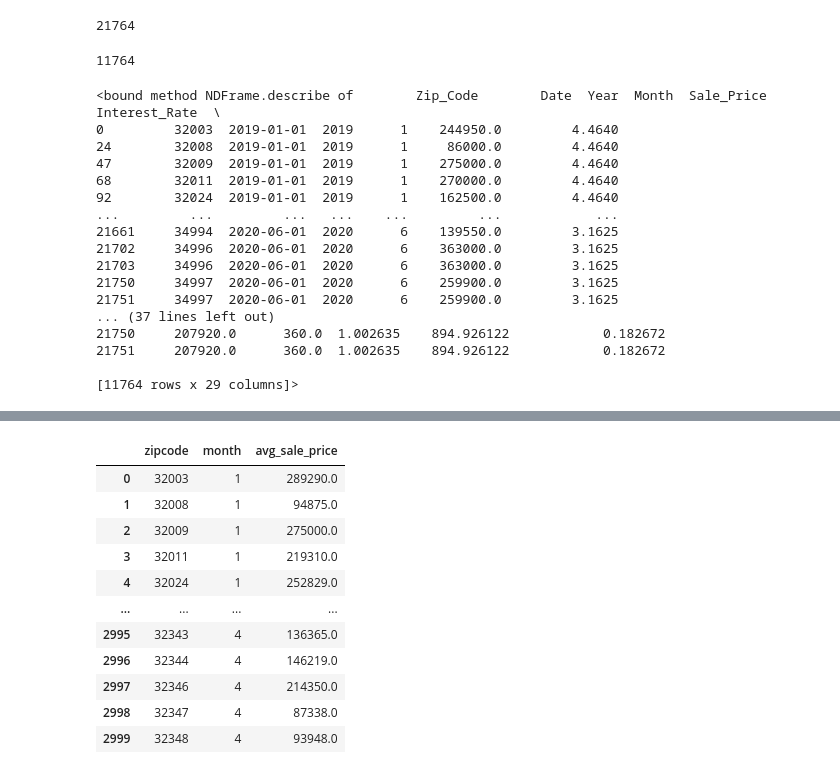
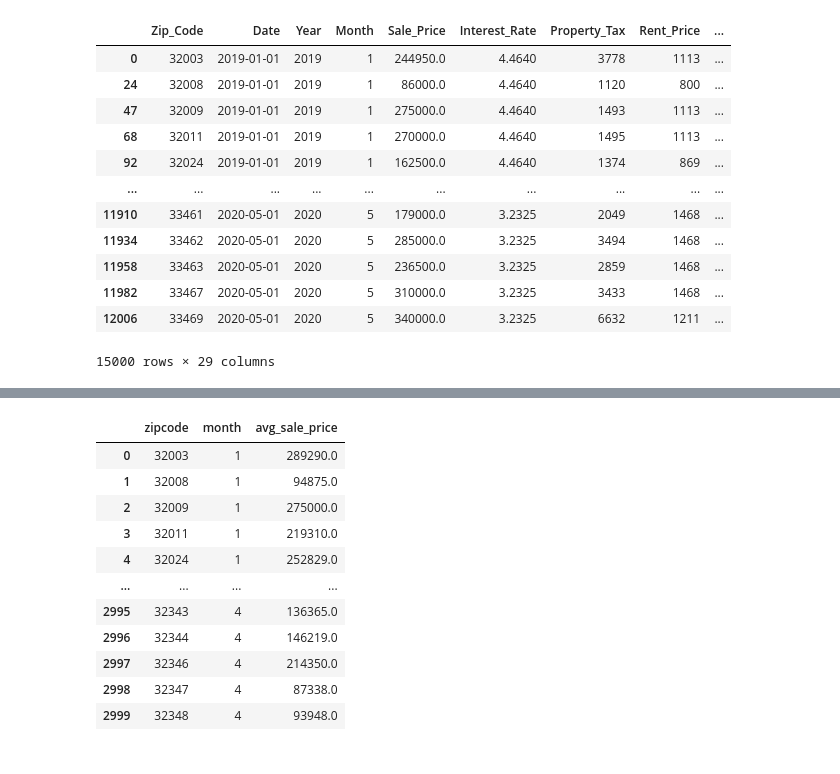
Before and after one commit to FinalProject-2021/Housing_Valuation, a Jupyter notebook: ML_model_K.ipynb, the cells around one changed output, grey strips where cells are left out. Cells and saved outputs as stored; diff of their text form; code cells hidden in the pictures.

```diff
--- a/ML_model_K.ipynb
+++ b/ML_model_K.ipynb
@@ -7,45 +7,31 @@ import numpy as np
 from sklearn.metrics import mean_squared_log_error
 from sklearn.ensemble import RandomForestRegressor
 from lightgbm import LGBMRegressor
-# %%
-# Read csv file
-data = pd.read_csv('./Resources/Final_Data.csv')
-
-index = data.index
-number_of_rows = len(index)
-print(number_of_rows)
-# %% [output]
-21764
 # %%
-# Use only 2019 and first half of 2020 for training
-index_names2 = data[(data['Year'] == 2020) & (data['Month'] == 12) | (data['Month'] == 11) | (data['Month'] == 10)
-                    | (data['Month'] == 9) | (data['Month'] == 8) | (data['Month'] == 7)].index
+# Read csv file
+data = pd.read_csv('./Resources/Final_Data.csv')
 
-data.drop(index_names2, inplace = True)
+# Keep only rows from 2019 for training; drop 2020 and 2021 data
+index_names = data[(data['Year'] == 2020) & (data['Month'] == 7) | (data['Year'] == 2020) & (data['Month'] == 8)
+                  | (data['Year'] == 2020) & (data['Month'] == 9) | (data['Year'] == 2020) & (data['Month'] == 10) |
+                  (data['Year'] == 2020) & (data['Month'] == 11) | (data['Year'] == 2020) & (data['Month'] == 12)].index
+
+data.drop(index_names, inplace = True)
 
 data = data.sort_values(by=['Year', 'Month'], axis=0)
 
-index = data.index
-number_of_rows = len(index)
-print(number_of_rows)
-
-data.describe
+data.head(15000)
 # %% [output]
+|  | Zip_Code | Date | Year | Month | Sale_Price | Interest_Rate | Property_Tax | Rent_Price | ... |
+| 0 | 32003 | 2019-01-01 | 2019 | 1 | 244950.0 | 4.4640 | 3778 | 1113 | ... |
+| 24 | 32008 | 2019-01-01 | 2019 | 1 | 86000.0 | 4.4640 | 1120 | 800 | ... |
+| 47 | 32009 | 2019-01-01 | 2019 | 1 | 275000.0 | 4.4640 | 1493 | 1113 | ... |
+| 68 | 32011 | 2019-01-01 | 2019 | 1 | 270000.0 | 4.4640 | 1495 | 1113 | ... |
+| 92 | 32024 | 2019-01-01 | 2019 | 1 | 162500.0 | 4.4640 | 1374 | 869 | ... |
+| ... | ... | ... | ... | ... | ... | ... | ... | ... | ... |
+| 11910 | 33461 | 2020-05-01 | 2020 | 5 | 179000.0 | 3.2325 | 2049 | 1468 | ... |
+| 11934 | 33462 | 2020-05-01 | 2020 | 5 | 285000.0 | 3.2325 | 3494 | 1468 | ... |
+| 11958 | 33463 | 2020-05-01 | 2020 | 5 | 236500.0 | 3.2325 | 2859 | 1468 | ... |
+| 11982 | 33467 | 2020-05-01 | 2020 | 5 | 310000.0 | 3.2325 | 3433 | 1468 | ... |
+| 12006 | 33469 | 2020-05-01 | 2020 | 5 | 340000.0 | 3.2325 | 6632 | 1211 | ... |
-11764
+15000 rows × 29 columns
-<bound method NDFrame.describe of        Zip_Code        Date  Year  Month  Sale_Price  Interest_Rate  \
-0         32003  2019-01-01  2019      1    244950.0         4.4640
-24        32008  2019-01-01  2019      1     86000.0         4.4640
-47        32009  2019-01-01  2019      1    275000.0         4.4640
-68        32011  2019-01-01  2019      1    270000.0         4.4640
-92        32024  2019-01-01  2019      1    162500.0         4.4640
-...         ...         ...   ...    ...         ...            ...
-21661     34994  2020-06-01  2020      6    139550.0         3.1625
-21702     34996  2020-06-01  2020      6    363000.0         3.1625
-21703     34996  2020-06-01  2020      6    363000.0         3.1625
-21750     34997  2020-06-01  2020      6    259900.0         3.1625
-21751     34997  2020-06-01  2020      6    259900.0         3.1625
-... (37 lines left out)
-21750     207920.0      360.0  1.002635    894.926122            0.182672
-21751     207920.0      360.0  1.002635    894.926122            0.182672
-
-[11764 rows x 29 columns]>
```
Also changed, not shown: parts of 6 cells of this notebook.
